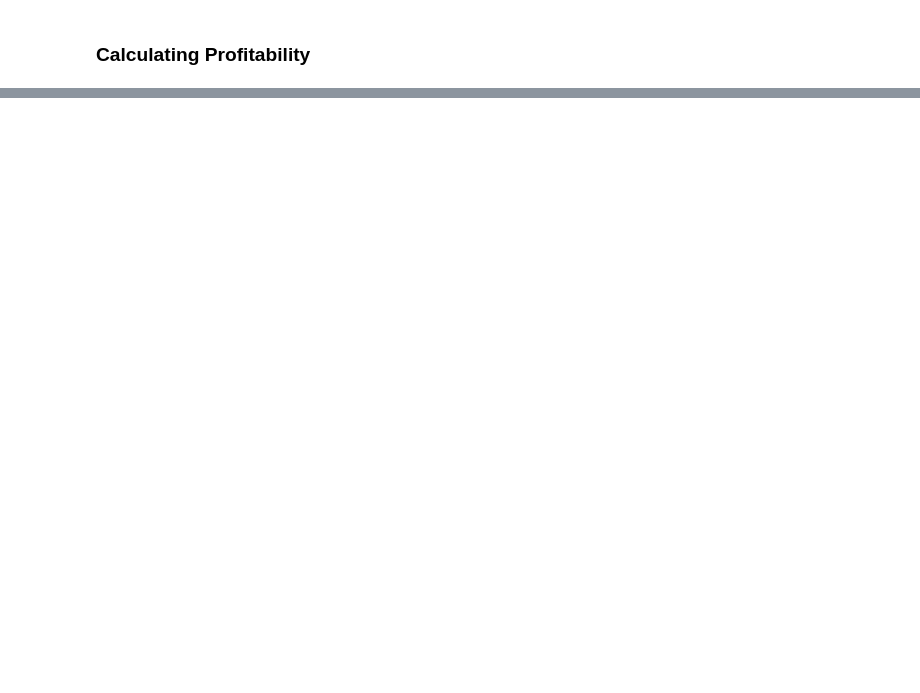
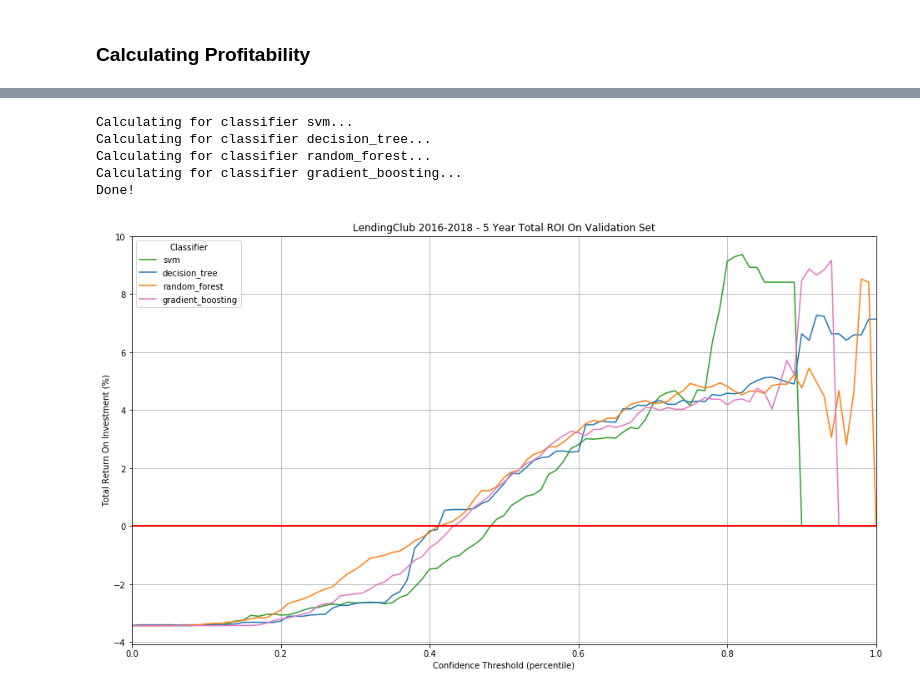
Before and after one commit to juszhan/LendingClub-Profitability, a Jupyter notebook: lendingclub_loan_prediction.ipynb, the cells around one changed output, grey strips where cells are left out. Drawn from its saved outputs; the diff is of its cells as text; code cells hidden in the pictures; blank space fills up the shorter version.

```diff
--- a/lendingclub_loan_prediction.ipynb
+++ b/lendingclub_loan_prediction.ipynb
@@ -654,0 +578,9 @@ df_predict
+# %%
+# Convert dataframe dtype to float to satisfy DataConversionWarning of scalers
+for col in df_predict.columns:
+    df_predict[col] = df_predict[col].astype(float)
+
+# Calculate classifier predictions on validation data
+for classifier, classifier_info in CLASSIFIERS.items():
+    df_res[classifier + "_is_pos"] = [pos for neg, pos in classifier_info.predict(df_predict)]
+df_res.head(5)
@@ -654,0 +653,41 @@ df_predict
+# %%
+# Calculate profitability for all classifiers
+classifier_profitability_list = []
+
+x = np.linspace(0, 1, 101)
+for classifier in CLASSIFIERS.keys():
+    print(f"Calculating for classifier {classifier}...")
+    classifier_profitability_list.append(calculate_classifier_profitability(classifier, len(x)))
+
+print("Done!")
+# %% [output]
+Calculating for classifier svm...
+Calculating for classifier decision_tree...
+Calculating for classifier random_forest...
+Calculating for classifier gradient_boosting...
+Done!
+# %%
+# Line plot of 5 year total ROI on validation set
+plt.figure(figsize=(16,9))
+
+colors = {
+    "svm"               : "#2ca02c",
+    "decision_tree"     : "#1f77b4",
+    "random_forest"     : "#ff7f0e",
+    "gradient_boosting" : "#e377c2",
+}
+
+for classifier_profitability in classifier_profitability_list:
+    plt.plot(x, classifier_profitability.return_on_investment_percent, label=classifier_profitability.type, color=colors[classifier_profitability.type])
+
+plt.axhline(0, color='red', linewidth=2)
+plt.xlim(left=0, right=1)
+plt.grid(True)
+plt.xlabel("Confidence Threshold (percentile)")
+plt.ylabel("Total Return On Investment (%)")
+plt.legend(title="Classifier")
+plt.title("LendingClub 2016-2018 - 5 Year Total ROI On Validation Set")
+plt.savefig("res/Prediction/LendingClub 2016-2018 - 5 Year Total ROI On Validation Set.png", bbox_inches='tight')
+plt.show()
+# %% [output]
+[figure, added]
```
Also changed, not shown: parts of 32 cells of this notebook, 6 other files.
